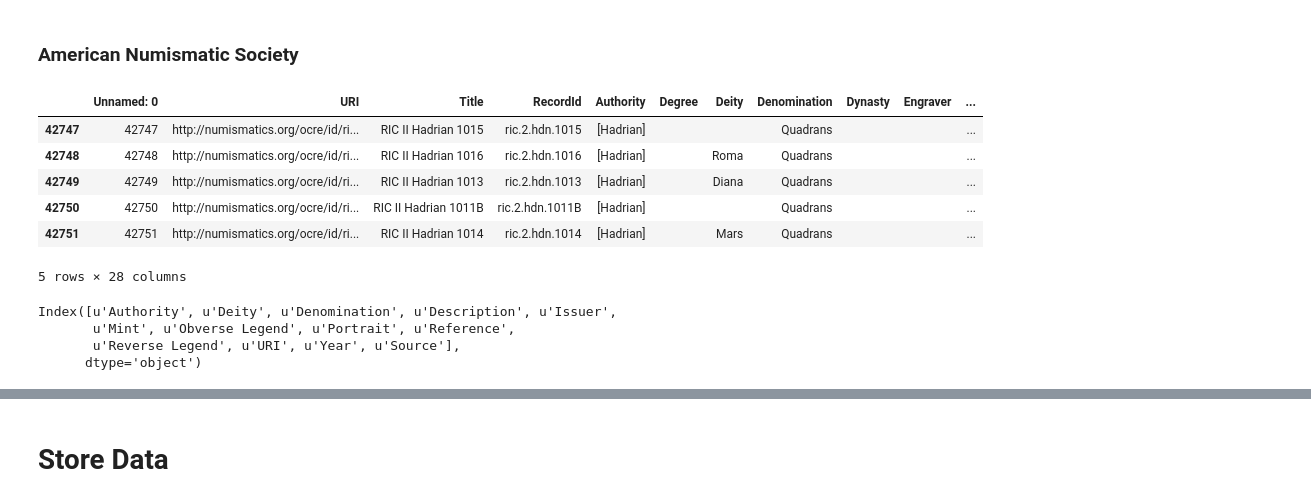
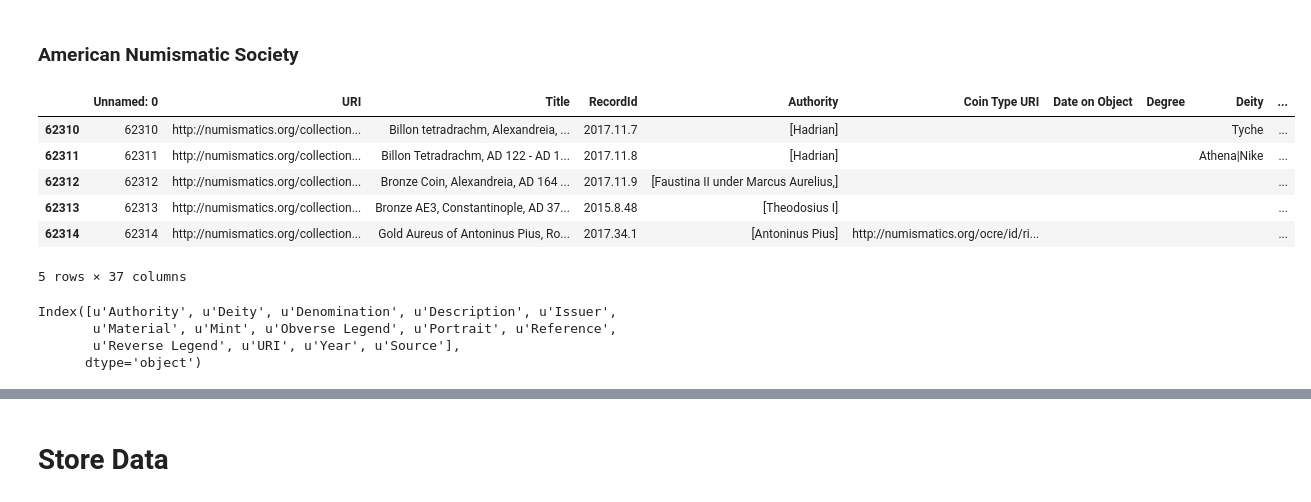
Before and after one commit to williamma12/roman_coinage, a Jupyter notebook: Code/Create Database.ipynb, the cells around one changed output, grey strips where cells are left out. Drawn from its saved outputs; the diff is of its cells as text; code cells hidden in the pictures.

Commit message:
worked on cleaning data

```diff
--- a/Code/Create Database.ipynb
+++ b/Code/Create Database.ipynb
@@ -78,36 +87,38 @@ cleaned_bm.tail()
 # %% [markdown]
 ### American Numismatic Society
 # %%
-ans_df = pd.read_csv('../Data/OCRE.csv',
+ans_df = pd.read_csv('../Data/ANS_'+title+'.csv',
                     converters={"Authority": cd.stringToList('|'), 'Year': cd.stringToList('|'),
                                'Issuer': cd.stringToList('|'), 'Portrait': cd.stringToList('|'),
                                'Reference': cd.stringToList('|')})
 ans_df = ans_df.replace(np.nan, '', regex=True)
 ans_df['Description'] = ans_df.apply(lambda row: cd.makeDescription(
                                                                     row['Material'],
                                                                     row['Manufacture'],
                                                                     row['Obverse Type'],
                                                                     row['Reverse Type']
                                                                    ), axis=1)
 ans_df['DupCheck'] = ans_df.apply(lambda row: cd.makeDupCheckCol(
                                                                  row['Material'],
                                                                  row['Denomination'],
                                                                  row['Portrait'],
                                                                  row['Mint'],
                                                                  row['Year']
                                                                 ), axis=1)
+# Clean denomination
+ans_df['Denomination'] = ans_df.apply(lambda row: row['Denomination'].split("|")[0].lower(), axis=1)
 ans_df.tail()
 # %% [output]
-|  | Unnamed: 0 | URI | Title | RecordId | Authority | Degree | Deity | Denomination | Dynasty | Engraver | ... |
-| 42747 | 42747 | http://numismatics.org/ocre/id/ri... | RIC II Hadrian 1015 | ric.2.hdn.1015 | [Hadrian] |  |  | Quadrans |  |  | ... |
-| 42748 | 42748 | http://numismatics.org/ocre/id/ri... | RIC II Hadrian 1016 | ric.2.hdn.1016 | [Hadrian] |  | Roma | Quadrans |  |  | ... |
-| 42749 | 42749 | http://numismatics.org/ocre/id/ri... | RIC II Hadrian 1013 | ric.2.hdn.1013 | [Hadrian] |  | Diana | Quadrans |  |  | ... |
-| 42750 | 42750 | http://numismatics.org/ocre/id/ri... | RIC II Hadrian 1011B | ric.2.hdn.1011B | [Hadrian] |  |  | Quadrans |  |  | ... |
-| 42751 | 42751 | http://numismatics.org/ocre/id/ri... | RIC II Hadrian 1014 | ric.2.hdn.1014 | [Hadrian] |  | Mars | Quadrans |  |  | ... |
+|  | Unnamed: 0 | URI | Title | RecordId | Authority | Coin Type URI | Date on Object | Degree | Deity | ... |
+| 62310 | 62310 | http://numismatics.org/collection... | Billon tetradrachm, Alexandreia, ... | 2017.11.7 | [Hadrian] |  |  |  | Tyche | ... |
+| 62311 | 62311 | http://numismatics.org/collection... | Billon Tetradrachm, AD 122 - AD 1... | 2017.11.8 | [Hadrian] |  |  |  | Athena|Nike | ... |
+| 62312 | 62312 | http://numismatics.org/collection... | Bronze Coin, Alexandreia, AD 164 ... | 2017.11.9 | [Faustina II under Marcus Aurelius,] |  |  |  |  | ... |
+| 62313 | 62313 | http://numismatics.org/collection... | Bronze AE3, Constantinople, AD 37... | 2015.8.48 | [Theodosius I] |  |  |  |  | ... |
+| 62314 | 62314 | http://numismatics.org/collection... | Gold Aureus of Antoninus Pius, Ro... | 2017.34.1 | [Antoninus Pius] | http://numismatics.org/ocre/id/ri... |  |  |  | ... |
-5 rows × 28 columns
+5 rows × 37 columns
 # %%
 lists = ['Year', 'Authority', 'Issuer', 'Portrait', 'Reference']
-strings = ['Deity', 'Denomination', 'Mint', 'Description', 'Obverse Legend', 'Reverse Legend']
+strings = ['Deity', 'Denomination', 'Mint', 'Description', 'Obverse Legend', 'Reverse Legend', 'Material']
 floats = []
 dates = []
 redundant_notes = []
@@ -116,13 +127,13 @@ duplicate_cols = 'DupCheck'
 
 cleaned_ans = cd.cleanDF(ans_df, lists, strings, floats, dates, redundant_notes, do_nothing,
                               duplicate_cols, production_place='Mint')
-cleaned_ans['Source'] = 'Online Coins of the Roman Empire'
+cleaned_ans['Source'] = 'American Numismatic Society'
 cleaned_ans.drop(['DupCheck'], axis=1, inplace=True)
 cleaned_ans.tail()
 cleaned_ans.columns
 # %% [output]
 Index([u'Authority', u'Deity', u'Denomination', u'Description', u'Issuer',
-       u'Mint', u'Obverse Legend', u'Portrait', u'Reference',
+       u'Material', u'Mint', u'Obverse Legend', u'Portrait', u'Reference',
        u'Reverse Legend', u'URI', u'Year', u'Source'],
       dtype='object')
 # %%
```
Also changed, not shown: parts of 15 cells of this notebook, 8 other files.
